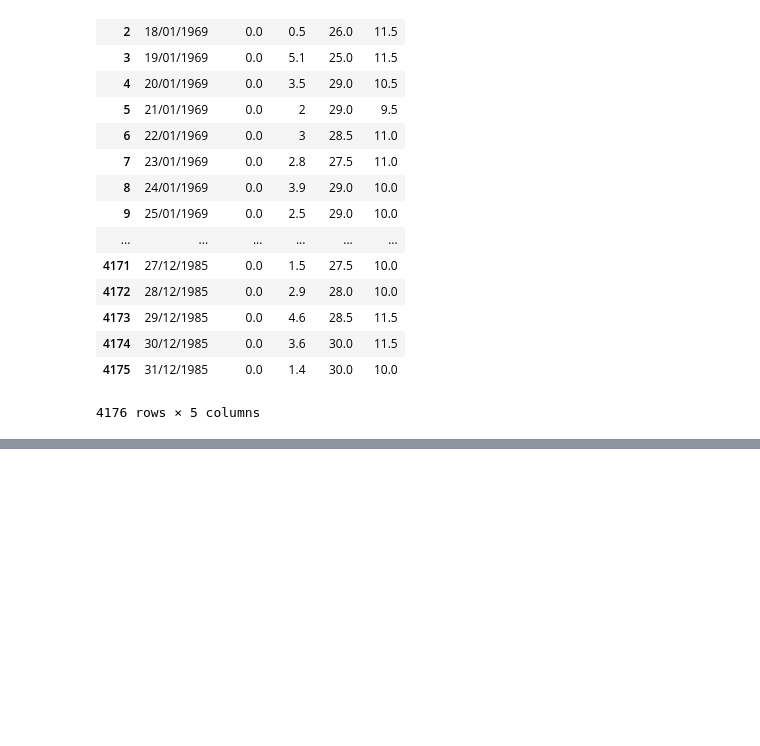
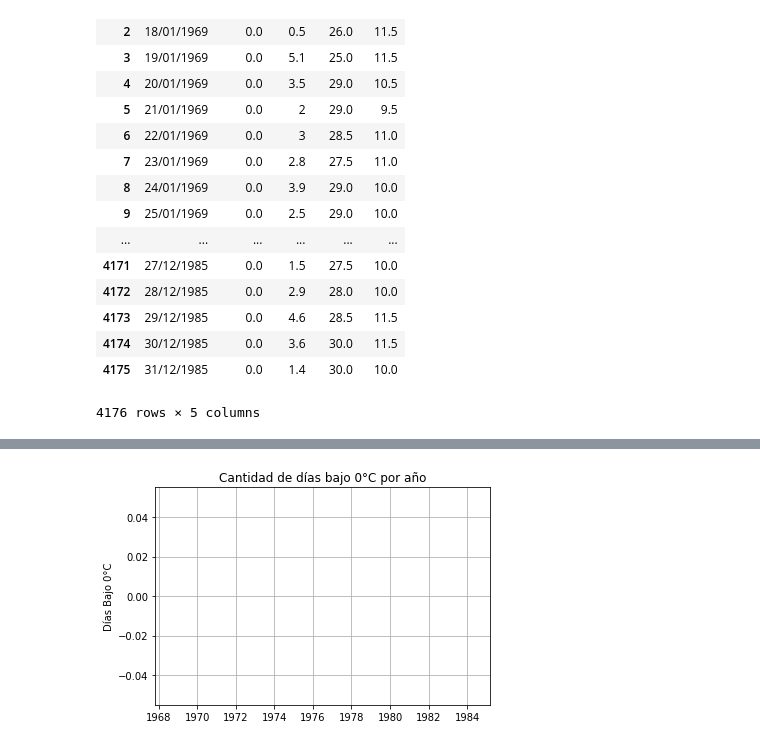
Before and after one commit to JoelA06/Tareas, a Jupyter notebook: Actividad5/Actividad5.ipynb, the cells around one changed output, grey strips where cells are left out. Cells and saved outputs as stored; diff of their text form; code cells hidden in the pictures; blank space fills up the shorter version.

```diff
--- a/Actividad5/Actividad5.ipynb
+++ b/Actividad5/Actividad5.ipynb
@@ -47,5 +47,8 @@ df
 | 4175 | 31/12/1985 | 0.0 | 1.4 | 30.0 | 10.0 |
 4176 rows × 5 columns
 # %%
-#df["FECHAS"] = pd.to_datetime(df['FECHA'], format='%d/%m/%Y')
+df["FECHAS"]=pd.to_datetime(df['FECHA'], format='%d/%m/%Y')
 df = df.drop('FECHA', 1)
+df['Mes'] = df['FECHAS'].dt.month
+df['Año'] = df['FECHAS'].dt.year
+df.head(), df.tail()
@@ -76,0 +68,11 @@ dtype: object
+# %%
+FD = []
+diasHel = 0
+año = []
+for i in range(1969, 1985):
+    for l in range(0, len(df)):
+        if( df["Año"][l] == i and df["TMIN"][l] < 0):
+            diasHel = diasHel + 1
+    FD.append(diasHel)
+    año.append(i)
+    diasHel = 0
@@ -76,0 +99,14 @@ dtype: object
+# %%
+#Tabla1 = [año, FD]
+#Se crea un DataFrame (MNS) con la función de pandas pd.DataFrame
+#La columna "Año" contiene los datos de la lista año
+#     la columna "Días Bajo 0" contiene los días por año que estuvieron
+#bajo cero grados centigrados
+#     index sirve como índice, en este caso quiero que vaya desde 0 hasta
+#la longitud de la lista de año
+MNS = pd.DataFrame(
+    {"Año" : año,
+     "Días Bajo 0°C" : FD},
+    index = range(0, len(año))
+    )
+MNS
@@ -76,0 +131,9 @@ dtype: object
+# %%
+fig, ax = plt.subplots()
+plt.bar(MNS["Año"], MNS["Días Bajo 0°C"])
+plt.grid(True)
+ax.set_ylabel('Días Bajo 0°C')
+ax.set_title('Cantidad de días bajo 0°C por año')
+plt.show()
+# %% [output]
+[figure, added]
```
Also changed, not shown: parts of 5 cells of this notebook, 1 other file.
